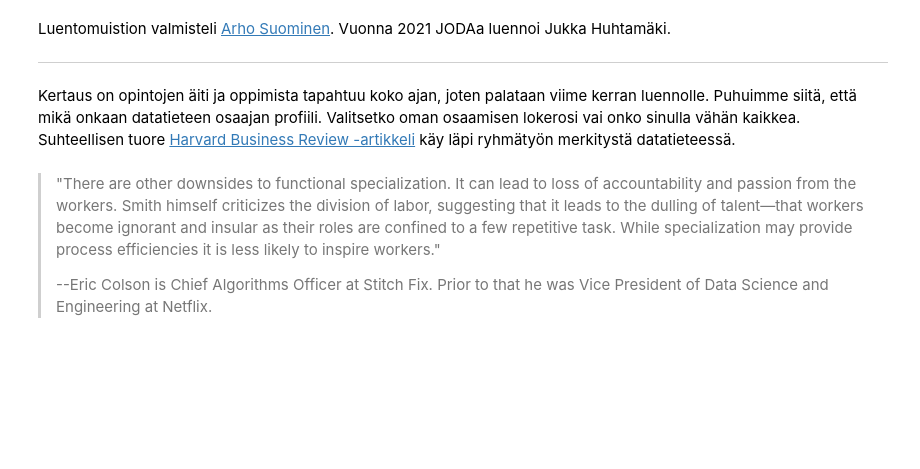
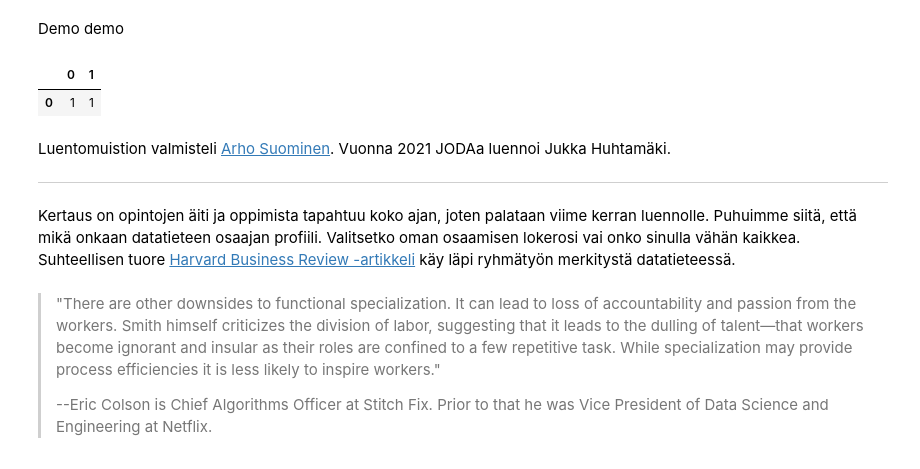
Before and after one commit to jodatut/2020, a Jupyter notebook: luentomuistio/luento02.ipynb, the cells around one changed output. Cells and saved outputs as stored; diff of their text form; code cells hidden in the pictures; blank space fills up the shorter version.

```diff
--- a/luentomuistio/luento02.ipynb
+++ b/luentomuistio/luento02.ipynb
@@ -4,3 +6,10 @@ from IPython.core.display import HTML
+# %% [markdown]
+Demo demo
+# %%
+pd.DataFrame([[1,1]])
+# %% [output]
+|  | 0 | 1 |
+| 0 | 1 | 1 |
 # %% [markdown]
 Luentomuistion valmisteli [Arho Suominen](https://www.tuni.fi/fi/ajankohtaista/kun-teknologia-muuttuu-yrityksen-taytyy-loytaa-keinot-sopeutua-muutokseen). Vuonna 2021 JODAa luennoi Jukka Huhtamäki.
 
```
Also changed, not shown: parts of 5 cells of this notebook.
